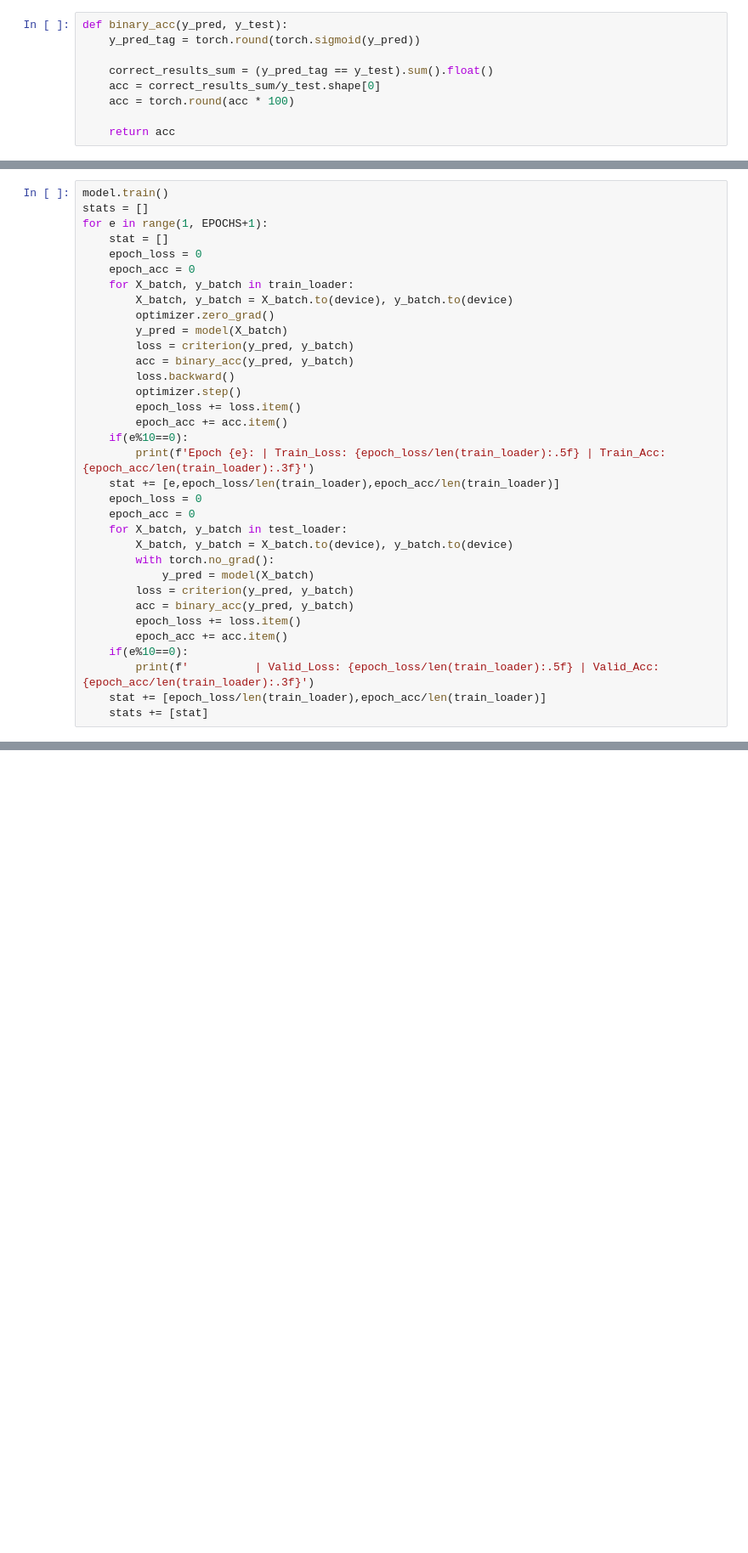
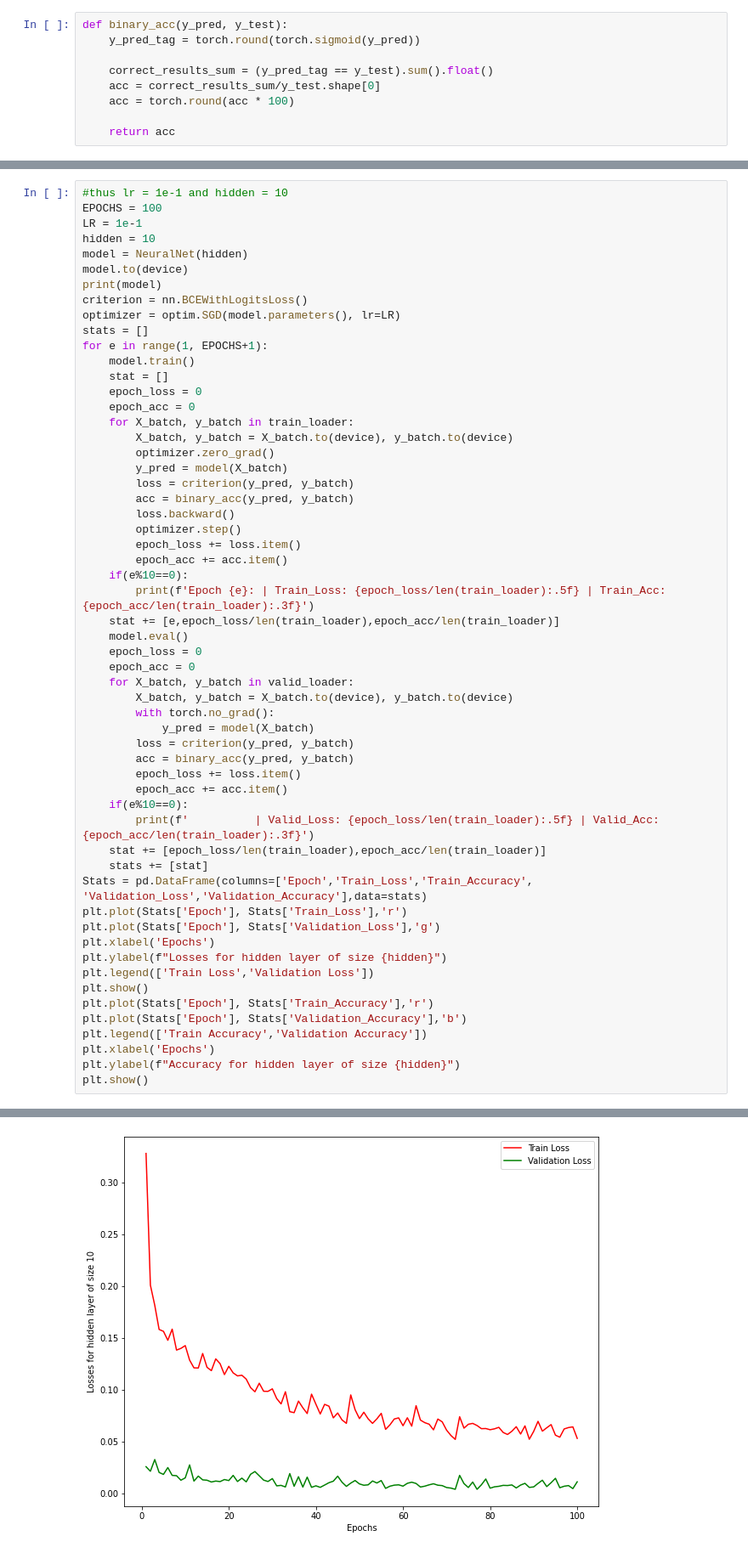
Before and after one commit to rohankalbag/programming-for-ds, a Jupyter notebook: Deep Learning/XOR.ipynb, the cells around one changed output, grey strips where cells are left out. Shown at 85% size. Cells and saved outputs as stored; diff of their text form; blank space fills up the shorter version.

```diff
--- a/Deep Learning/XOR.ipynb
+++ b/Deep Learning/XOR.ipynb
@@ -119,7 +321,16 @@ def binary_acc(y_pred, y_test):
 # %%
-model.train()
+#thus lr = 1e-1 and hidden = 10
+EPOCHS = 100
+LR = 1e-1
+hidden = 10
+model = NeuralNet(hidden)
+model.to(device)
+print(model)
+criterion = nn.BCEWithLogitsLoss()
+optimizer = optim.SGD(model.parameters(), lr=LR)
 stats = []
 for e in range(1, EPOCHS+1):
+    model.train()
     stat = []
     epoch_loss = 0
     epoch_acc = 0
@@ -136,9 +347,10 @@ for e in range(1, EPOCHS+1):
     if(e%10==0):
         print(f'Epoch {e}: | Train_Loss: {epoch_loss/len(train_loader):.5f} | Train_Acc: {epoch_acc/len(train_loader):.3f}')
     stat += [e,epoch_loss/len(train_loader),epoch_acc/len(train_loader)]
+    model.eval()
     epoch_loss = 0
     epoch_acc = 0
-    for X_batch, y_batch in test_loader:
+    for X_batch, y_batch in valid_loader:
         X_batch, y_batch = X_batch.to(device), y_batch.to(device)
         with torch.no_grad():
             y_pred = model(X_batch)
@@ -150,4 +362,17 @@ for e in range(1, EPOCHS+1):
         print(f'          | Valid_Loss: {epoch_loss/len(train_loader):.5f} | Valid_Acc: {epoch_acc/len(train_loader):.3f}')
     stat += [epoch_loss/len(train_loader),epoch_acc/len(train_loader)]
     stats += [stat]
+Stats = pd.DataFrame(columns=['Epoch','Train_Loss','Train_Accuracy', 'Validation_Loss','Validation_Accuracy'],data=stats)
+plt.plot(Stats['Epoch'], Stats['Train_Loss'],'r')
+plt.plot(Stats['Epoch'], Stats['Validation_Loss'],'g')
+plt.xlabel('Epochs')
+plt.ylabel(f"Losses for hidden layer of size {hidden}")
+plt.legend(['Train Loss','Validation Loss'])
+plt.show()
+plt.plot(Stats['Epoch'], Stats['Train_Accuracy'],'r')
+plt.plot(Stats['Epoch'], Stats['Validation_Accuracy'],'b')
+plt.legend(['Train Accuracy','Validation Accuracy'])
+plt.xlabel('Epochs')
+plt.ylabel(f"Accuracy for hidden layer of size {hidden}")
+plt.show()
 # %% [output]
@@ -173,0 +396 @@ Epoch 100: | Train_Loss: 0.15059 | Train_Acc: 94.227
+[figure, added]
```
Also changed, not shown: parts of 12 cells of this notebook.
